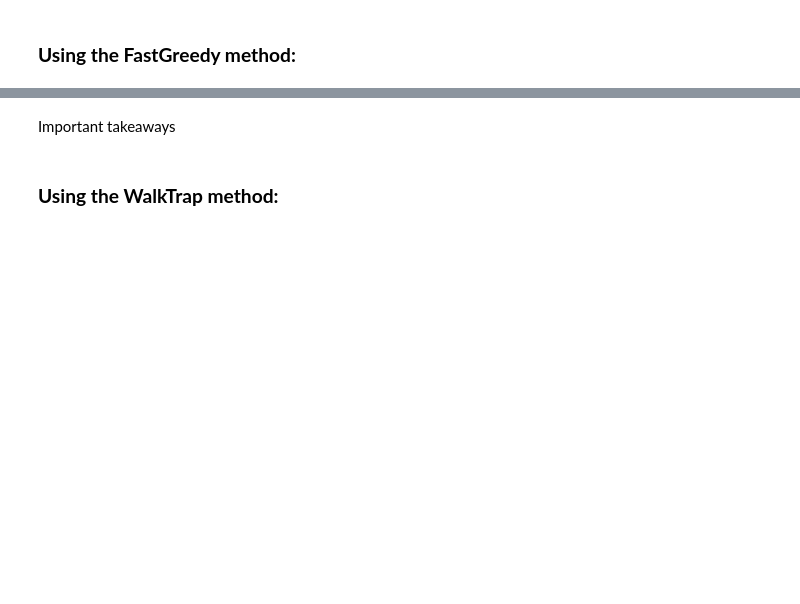
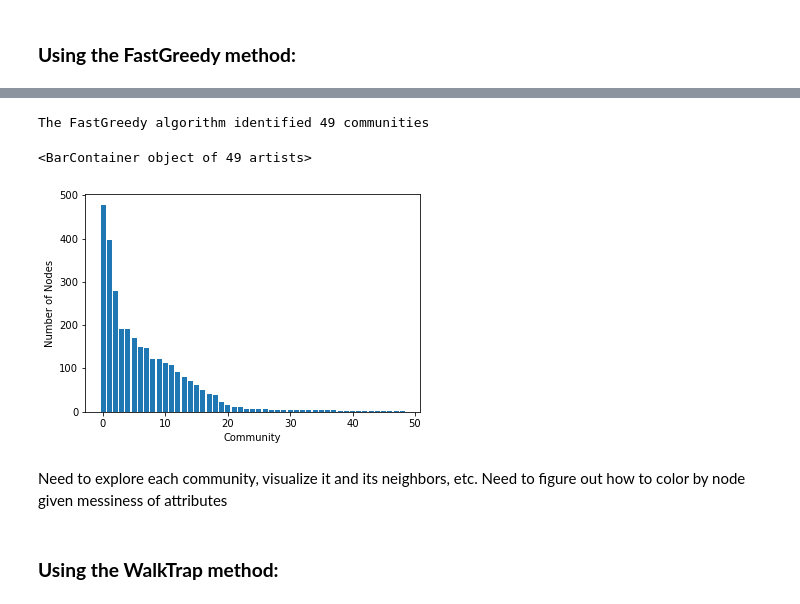
Before and after one commit to Zach-Sisson-1/Host-Pathogen_Network_Analysis, a Jupyter notebook: Notebooks/Community Analysis.ipynb, the cells around one changed output, grey strips where cells are left out. Saved outputs shown, nothing was run; the diff lists cells and outputs as text; code cells hidden in the pictures; blank space fills up the shorter version.

Commit message:
added to Community analysis and Centrality analysis notebooks

```diff
--- a/Notebooks/Community Analysis.ipynb
+++ b/Notebooks/Community Analysis.ipynb
@@ -129,4 +134,10 @@ important takeaways
 # %% [markdown]
 ### **Using the FastGreedy method:**
 # %%
-#code here, explore and talk about biological relevance of communities
+#Running and timing the algorithm:
+start = time.time()
+FastGreedy_partition = list(greedy_modularity_communities(G)) #The object returned is a list of sets of nodes, each for a different community
+end = time.time()
+FastGreedy_time = (end-start)
+
+print("The FastGreedy algorithm took {} seconds to run".format(round(FastGreedy_time,2)))
@@ -133,5 +146,30 @@ important takeaways
+# %%
+#How many communities did the FastGreedy Algorithm find?
+print("The FastGreedy algorithm identified {} communities".format(len(FastGreedy_partition)))
+# %% [output]
+The FastGreedy algorithm identified 49 communities
+# %%
+#How many nodes are in each community?
+def FastGreedy_plotter(partition):
+    """Function takes a list of sets of nodes outputted by FastGreedy"""
+    """Modularity algorithm and returns a plot of the distribution of the number of nodes in each community"""
+    comm_list = []
+    node_counts = []
+    counter = 0
+    for nodeset in FastGreedy_partition:
+        comm_list.append(counter)
+        node_counts.append(len(nodeset))
+        counter+=1
+    comm_plot = plt.bar(comm_list,node_counts)
+    plt.xlabel("Community")
+    plt.ylabel("Number of Nodes")
+    return(comm_plot)
+FastGreedy_plotter(FastGreedy_partition)
+# %% [output]
+<BarContainer object of 49 artists>
+[figure, added]
 # %% [markdown]
-Important takeaways
+Need to explore each community, visualize it and its neighbors, etc. Need to figure out how to color by node given messiness of attributes
 # %% [markdown]
 ### **Using the WalkTrap method:**
 # %%
```
Also changed, not shown: parts of 13 cells of this notebook.
